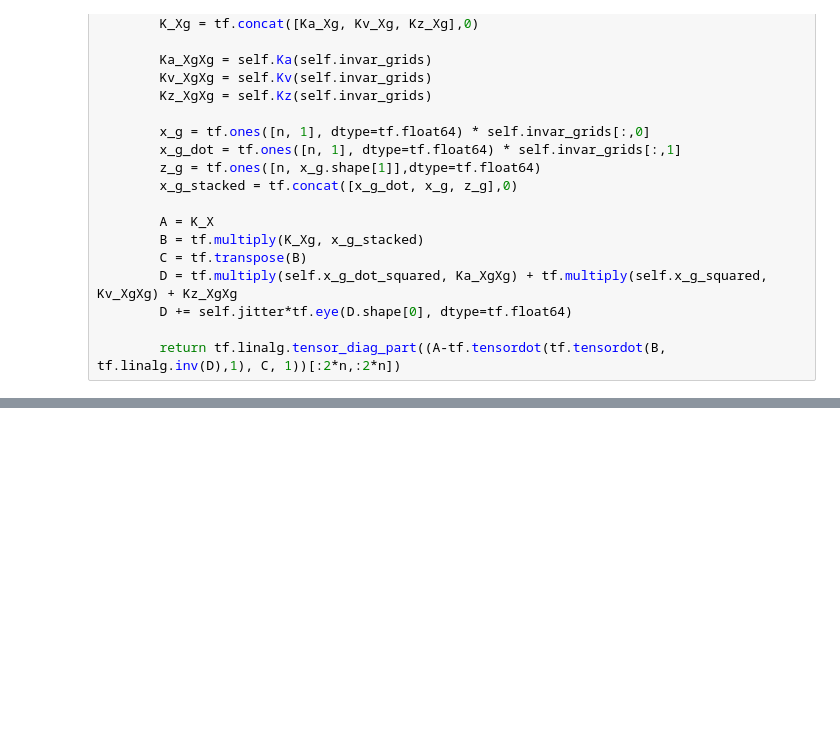
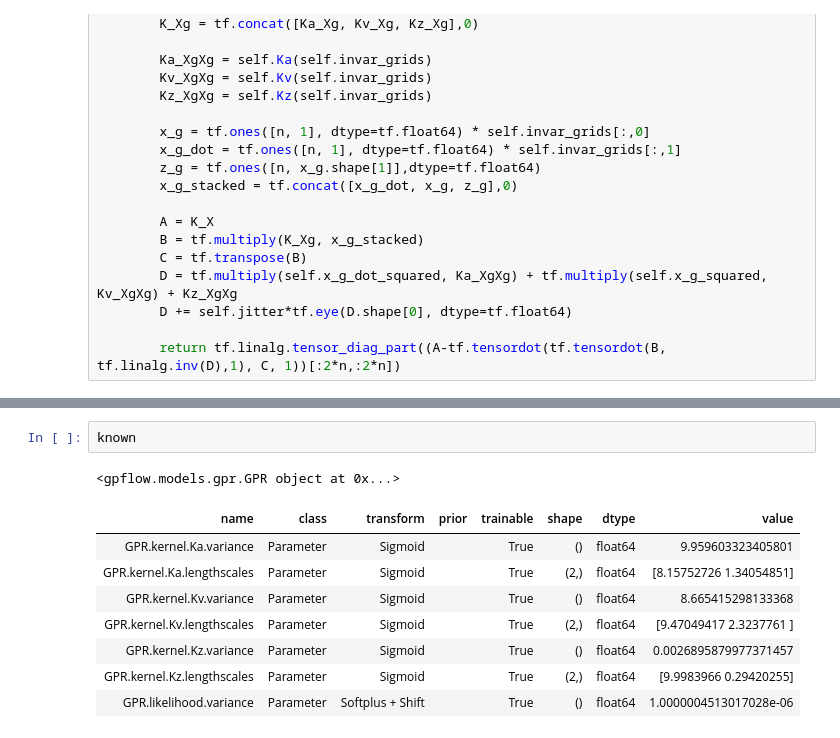
Before and after one commit to charlielao/dynamical_system_invariance_project, a Jupyter notebook: codes/latent.ipynb, the cells around one changed output, grey strips where cells are left out. Drawn from its saved outputs; the diff is of its cells as text; blank space fills up the shorter version.

```diff
--- a/codes/latent.ipynb
+++ b/codes/latent.ipynb
@@ -182 +435,13 @@ known: 434.00
+# %%
+known
+# %% [output]
+<gpflow.models.gpr.GPR object at 0x...>
+| name | class | transform | prior | trainable | shape | dtype | value |
+| GPR.kernel.Ka.variance | Parameter | Sigmoid |  | True | () | float64 | 9.959603323405801 |
+| GPR.kernel.Ka.lengthscales | Parameter | Sigmoid |  | True | (2,) | float64 | [8.15752726 1.34054851] |
+| GPR.kernel.Kv.variance | Parameter | Sigmoid |  | True | () | float64 | 8.665415298133368 |
+| GPR.kernel.Kv.lengthscales | Parameter | Sigmoid |  | True | (2,) | float64 | [9.47049417 2.3237761 ] |
+| GPR.kernel.Kz.variance | Parameter | Sigmoid |  | True | () | float64 | 0.0026895879977371457 |
+| GPR.kernel.Kz.lengthscales | Parameter | Sigmoid |  | True | (2,) | float64 | [9.9983966 0.29420255] |
+| GPR.likelihood.variance | Parameter | Softplus + Shift |  | True | () | float64 | 1.0000004513017028e-06 |
 # %%
```
Also changed, not shown: parts of 10 cells of this notebook, 4 other files.
